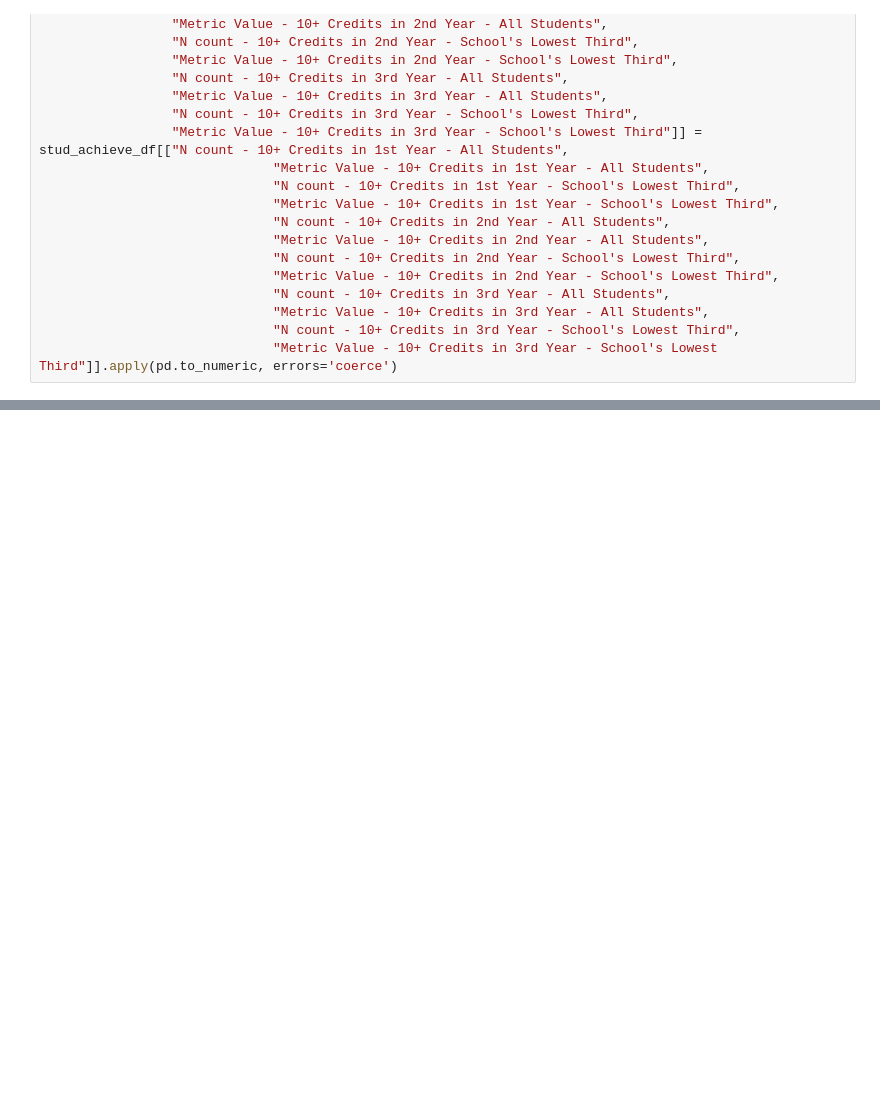
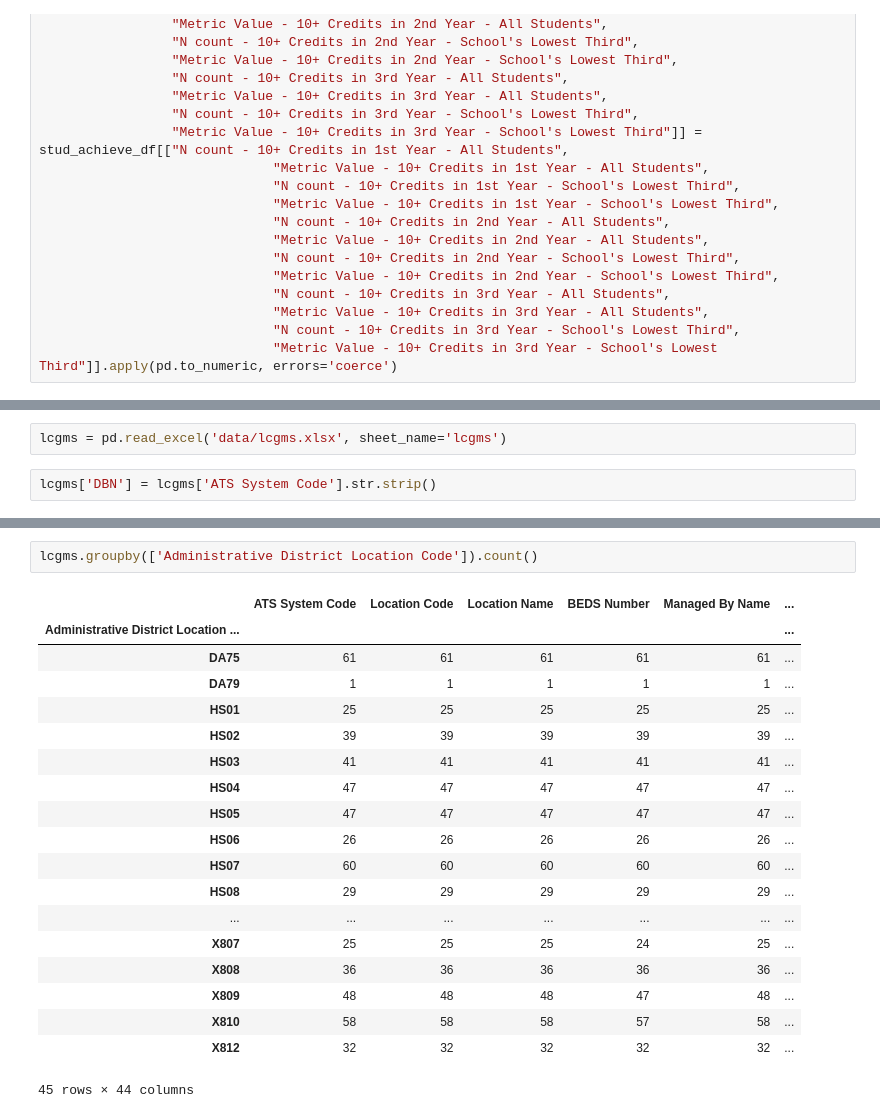
Before and after one commit to meiguan/covid19SchoolsNYC, a Jupyter notebook: get_and_store_public_data.ipynb, the cells around one changed output, grey strips where cells are left out. Drawn from its saved outputs; the diff is of its cells as text; blank space fills up the shorter version.

```diff
--- a/get_and_store_public_data.ipynb
+++ b/get_and_store_public_data.ipynb
@@ -266,0 +262,4 @@ stud_achieve_df
+# %%
+lcgms = pd.read_excel('data/lcgms.xlsx', sheet_name='lcgms')
+# %%
+lcgms['DBN'] = lcgms['ATS System Code'].str.strip()
@@ -266,0 +287,22 @@ stud_achieve_df
+# %%
+lcgms.groupby(['Administrative District Location Code']).count()
+# %% [output]
+|  | ATS System Code | Location Code | Location Name | BEDS Number | Managed By Name | ... |
+| Administrative District Location ... |  |  |  |  |  | ... |
+| DA75 | 61 | 61 | 61 | 61 | 61 | ... |
+| DA79 | 1 | 1 | 1 | 1 | 1 | ... |
+| HS01 | 25 | 25 | 25 | 25 | 25 | ... |
+| HS02 | 39 | 39 | 39 | 39 | 39 | ... |
+| HS03 | 41 | 41 | 41 | 41 | 41 | ... |
+| HS04 | 47 | 47 | 47 | 47 | 47 | ... |
+| HS05 | 47 | 47 | 47 | 47 | 47 | ... |
+| HS06 | 26 | 26 | 26 | 26 | 26 | ... |
+| HS07 | 60 | 60 | 60 | 60 | 60 | ... |
+| HS08 | 29 | 29 | 29 | 29 | 29 | ... |
+| ... | ... | ... | ... | ... | ... | ... |
+| X807 | 25 | 25 | 25 | 24 | 25 | ... |
+| X808 | 36 | 36 | 36 | 36 | 36 | ... |
+| X809 | 48 | 48 | 48 | 47 | 48 | ... |
+| X810 | 58 | 58 | 58 | 57 | 58 | ... |
+| X812 | 32 | 32 | 32 | 32 | 32 | ... |
+45 rows × 44 columns
```
Also changed, not shown: parts of 19 cells of this notebook, 1 other file.
